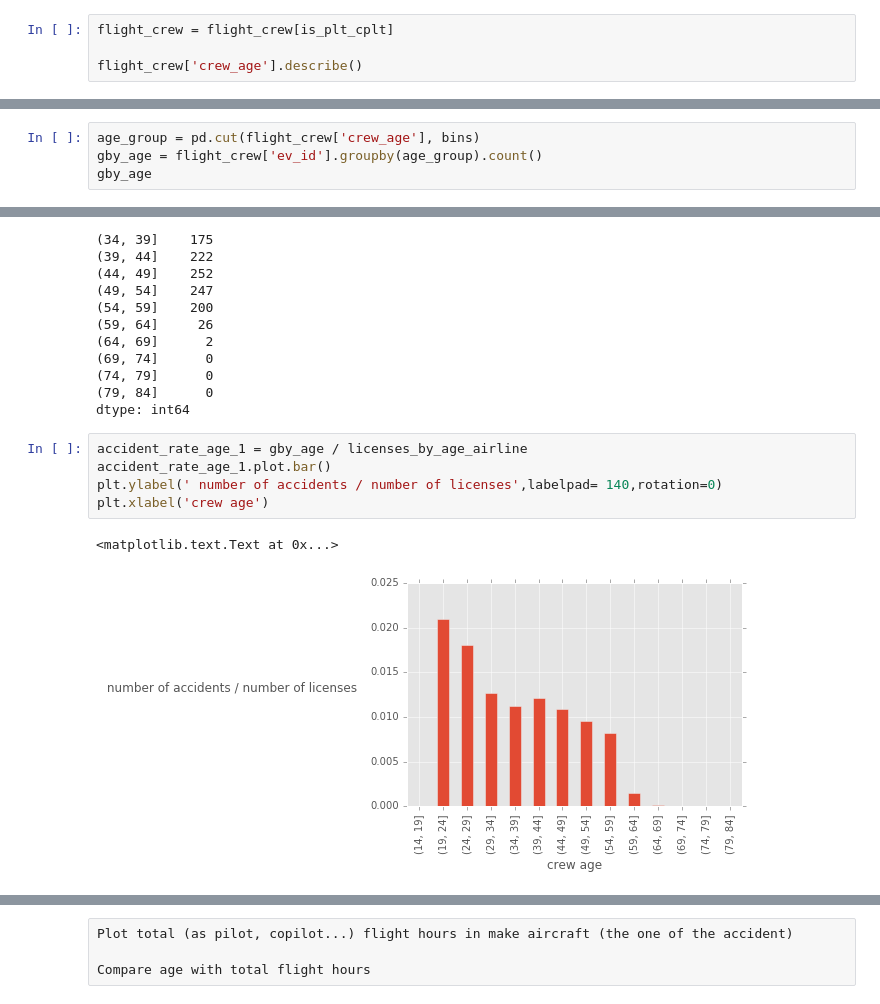
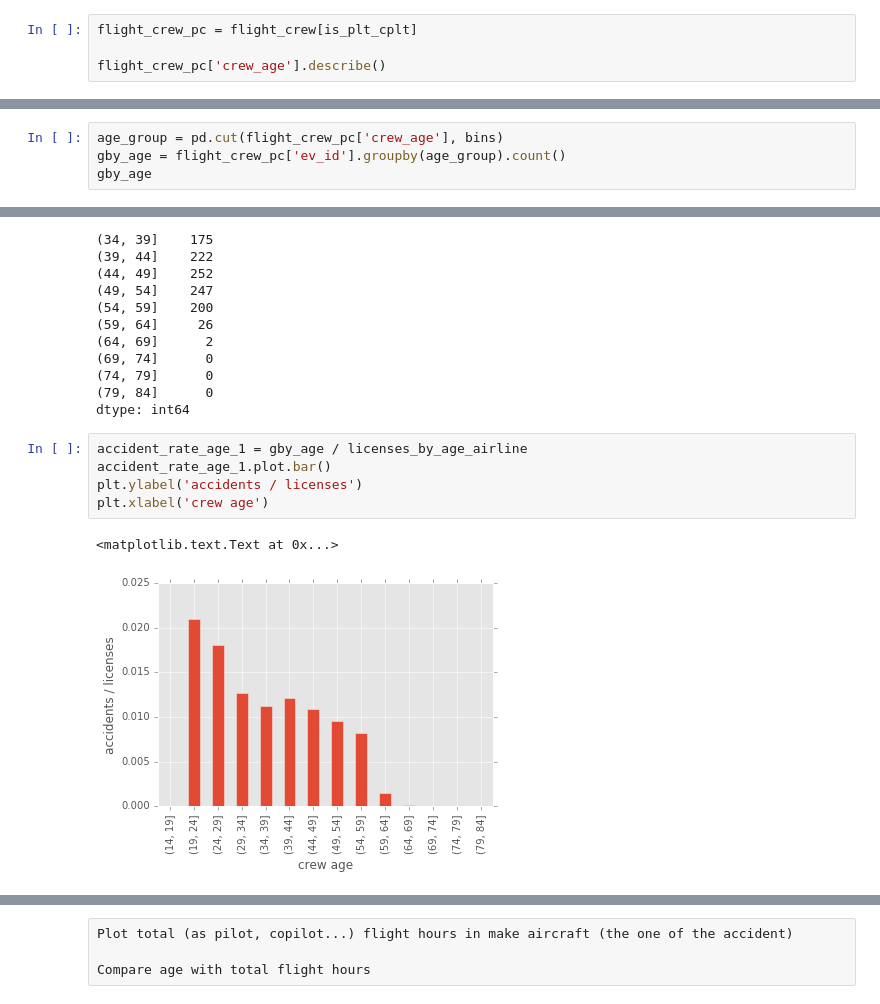
Before and after one commit to AeroPython/remove-before-flight, a Jupyter notebook: talk.ipynb, the cells around one changed output, grey strips where cells are left out. Cells and saved outputs as stored; diff of their text form.

```diff
--- a/talk.ipynb
+++ b/talk.ipynb
@@ -739,9 +738,9 @@ crew_cat = ['PLT', 'CPLT']
 # crew_cat = ['CPLT']
 is_plt_cplt = flight_crew['crew_category'].isin(crew_cat)
 # %%
-flight_crew = flight_crew[is_plt_cplt]
+flight_crew_pc = flight_crew[is_plt_cplt]
 
-flight_crew['crew_age'].describe()
+flight_crew_pc['crew_age'].describe()
 # %% [output]
 count    1382.000000
 mean       44.403039
@@ -785,6 +776,6 @@ licenses_by_age = licenses_by_age_commercial + licenses_by_age_airline
 # %%
-age_group = pd.cut(flight_crew['crew_age'], bins)
-gby_age = flight_crew['ev_id'].groupby(age_group).count()
+age_group = pd.cut(flight_crew_pc['crew_age'], bins)
+gby_age = flight_crew_pc['ev_id'].groupby(age_group).count()
 gby_age
 # %% [output]
 crew_age
@@ -806,8 +797,8 @@ dtype: int64
 # %%
 accident_rate_age_1 = gby_age / licenses_by_age_airline
 accident_rate_age_1.plot.bar()
-plt.ylabel(' number of accidents / number of licenses',labelpad= 140,rotation=0)
+plt.ylabel('accidents / licenses')
 plt.xlabel('crew age')
 # %% [output]
 <matplotlib.text.Text at 0x...>
-[figure, old version]
+[figure, new version]
```
Also changed, not shown: parts of 36 cells of this notebook.
